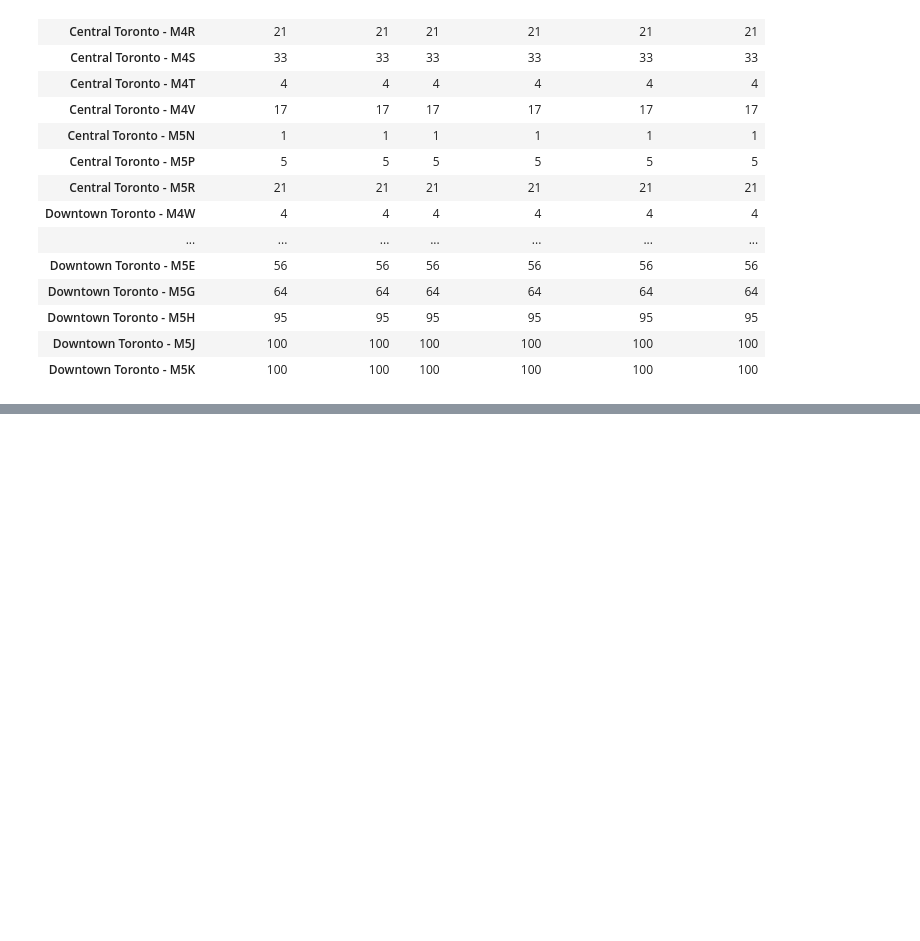
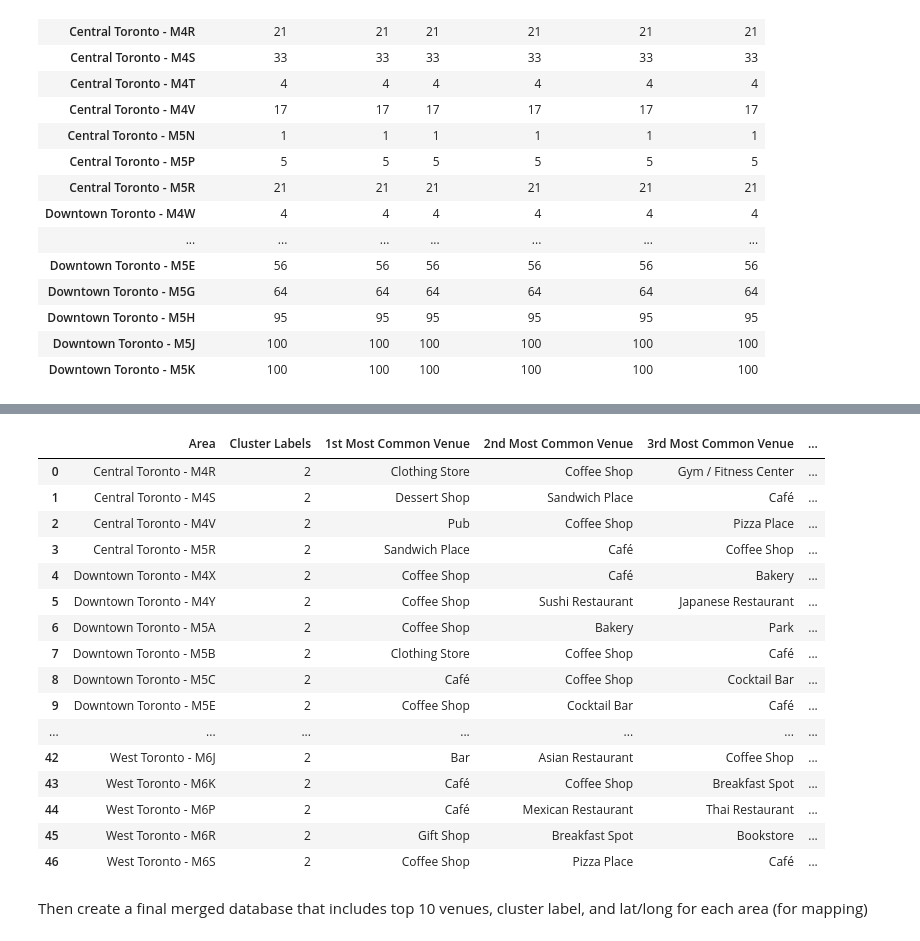
Before and after one commit to tamelamaciel/Coursera_Capstone, a Jupyter notebook: Coursera_Capstone-Battle_of_the_Neighbourhoods.ipynb, the cells around one changed output, grey strips where cells are left out. Cells and saved outputs as stored; diff of their text form; code cells hidden in the pictures; blank space fills up the shorter version.

```diff
--- a/Coursera_Capstone-Battle_of_the_Neighbourhoods.ipynb
+++ b/Coursera_Capstone-Battle_of_the_Neighbourhoods.ipynb
@@ -300,0 +500,9 @@ There are now 2024 rows and 7 columns in the 'toronto_venues' database
+# %%
+# set number of clusters to 3 based on elbow method
+kclusters = 3
+
+# run k-means clustering
+kmeans = KMeans(n_clusters=kclusters, init="k-means++", random_state=0,n_init=10,algorithm="full").fit(toronto_grouped_clustering)
+
+# check cluster labels generated for each row in the dataframe
+kmeans.labels_[0:]
@@ -300,0 +527,24 @@ There are now 2024 rows and 7 columns in the 'toronto_venues' database
+# %%
+# add clustering labels to toronto venue database
+area_venues_sorted.insert(1, 'Cluster Labels', kmeans.labels_)
+area_venues_sorted
+# %% [output]
+|  | Area | Cluster Labels | 1st Most Common Venue | 2nd Most Common Venue | 3rd Most Common Venue | ... |
+| 0 | Central Toronto - M4R | 2 | Clothing Store | Coffee Shop | Gym / Fitness Center | ... |
+| 1 | Central Toronto - M4S | 2 | Dessert Shop | Sandwich Place | Café | ... |
+| 2 | Central Toronto - M4V | 2 | Pub | Coffee Shop | Pizza Place | ... |
+| 3 | Central Toronto - M5R | 2 | Sandwich Place | Café | Coffee Shop | ... |
+| 4 | Downtown Toronto - M4X | 2 | Coffee Shop | Café | Bakery | ... |
+| 5 | Downtown Toronto - M4Y | 2 | Coffee Shop | Sushi Restaurant | Japanese Restaurant | ... |
+| 6 | Downtown Toronto - M5A | 2 | Coffee Shop | Bakery | Park | ... |
+| 7 | Downtown Toronto - M5B | 2 | Clothing Store | Coffee Shop | Café | ... |
+| 8 | Downtown Toronto - M5C | 2 | Café | Coffee Shop | Cocktail Bar | ... |
+| 9 | Downtown Toronto - M5E | 2 | Coffee Shop | Cocktail Bar | Café | ... |
+| ... | ... | ... | ... | ... | ... | ... |
+| 42 | West Toronto - M6J | 2 | Bar | Asian Restaurant | Coffee Shop | ... |
+| 43 | West Toronto - M6K | 2 | Café | Coffee Shop | Breakfast Spot | ... |
+| 44 | West Toronto - M6P | 2 | Café | Mexican Restaurant | Thai Restaurant | ... |
+| 45 | West Toronto - M6R | 2 | Gift Shop | Breakfast Spot | Bookstore | ... |
+| 46 | West Toronto - M6S | 2 | Coffee Shop | Pizza Place | Café | ... |
+# %% [markdown]
+Then create a final merged database that includes top 10 venues, cluster label, and lat/long for each area (for mapping)
```
Also changed, not shown: parts of 44 cells of this notebook.
